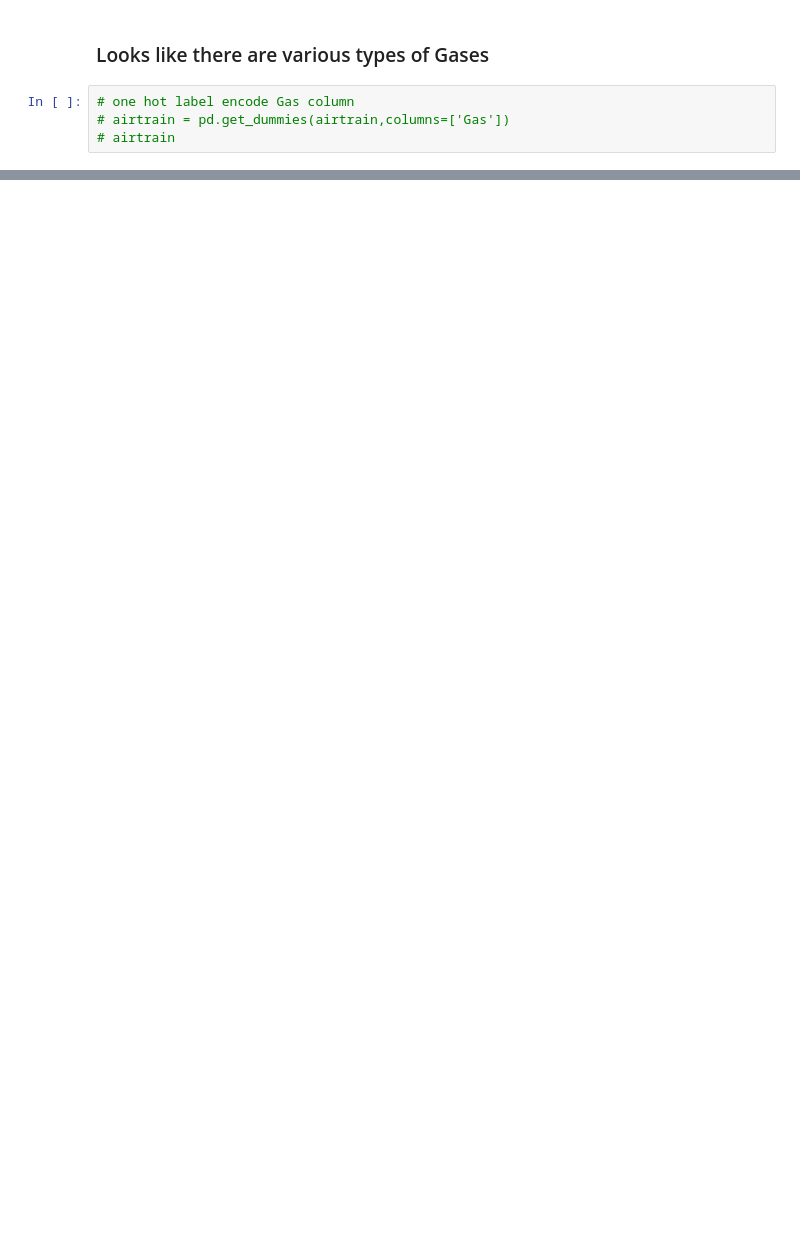
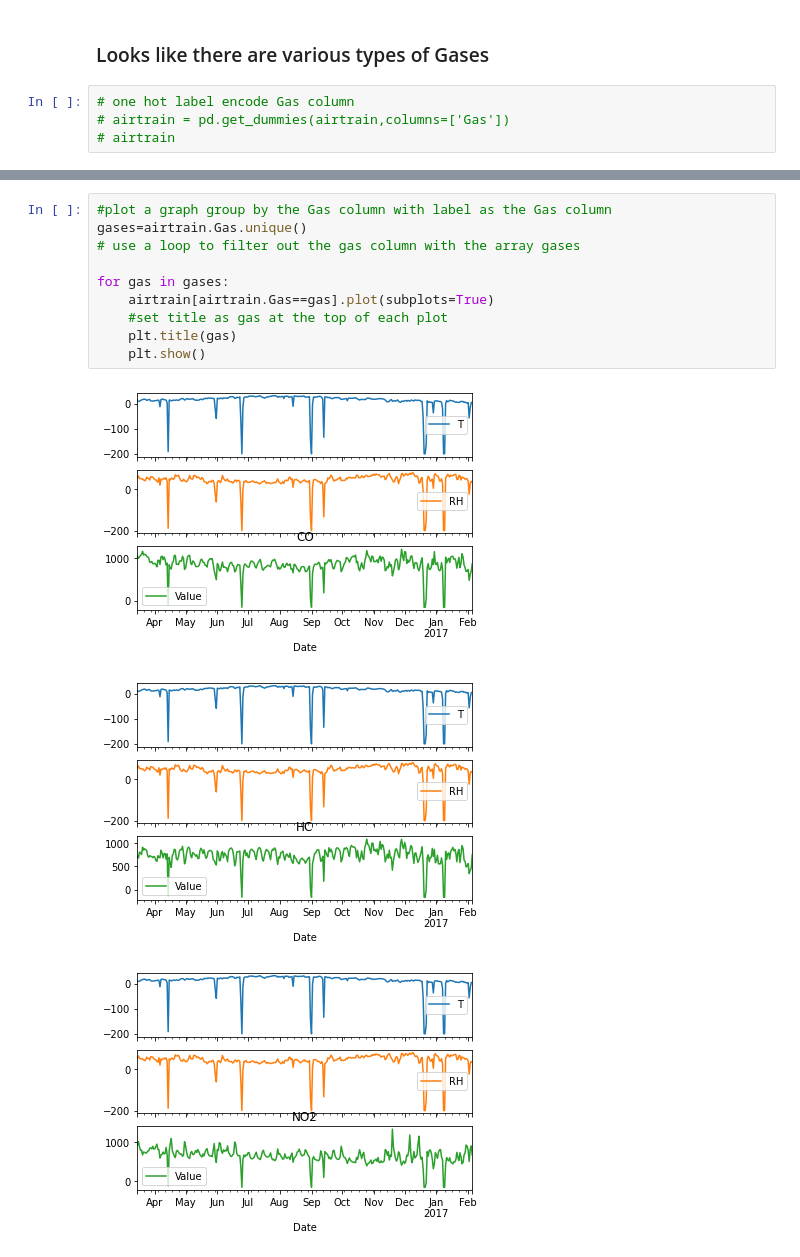
Before and after one commit to JoelPoah/AIMLCA2, a Jupyter notebook: TimeSeries_PartA/TimeSeries.ipynb, the cells around one changed output, grey strips where cells are left out. Cells and saved outputs as stored; diff of their text form; blank space fills up the shorter version.

```diff
--- a/TimeSeries_PartA/TimeSeries.ipynb
+++ b/TimeSeries_PartA/TimeSeries.ipynb
@@ -47,0 +64,14 @@ plt.show()
+# %%
+#plot a graph group by the Gas column with label as the Gas column
+gases=airtrain.Gas.unique()
+# use a loop to filter out the gas column with the array gases
+
+for gas in gases:
+    airtrain[airtrain.Gas==gas].plot(subplots=True)
+    #set title as gas at the top of each plot
+    plt.title(gas)
+    plt.show()
+# %% [output]
+[figure, added]
+[figure, added]
+[figure, added]
```
Also changed, not shown: parts of 22 cells of this notebook, 1 other file.
